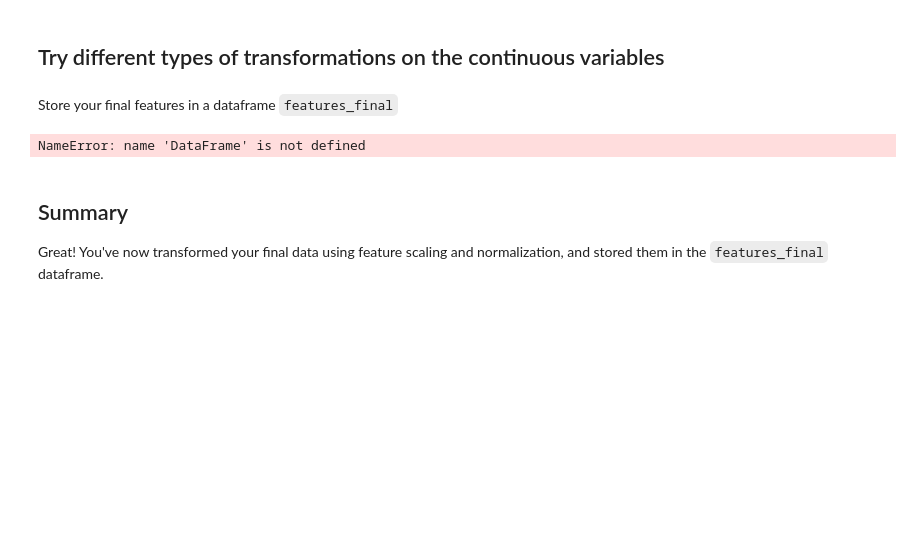
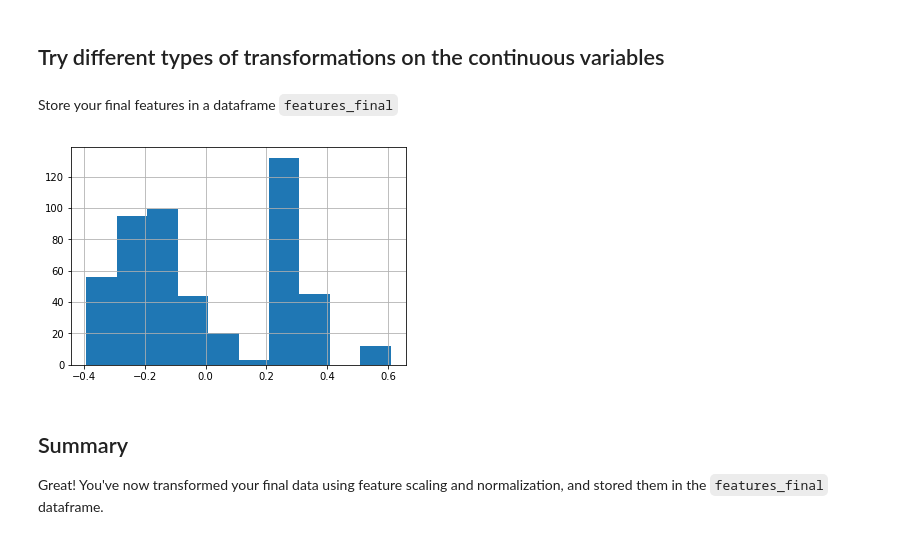
Before and after one commit to max-miller/dsc-feature-scaling-and-normalization-lab-nyc-ds-career-042219, a Jupyter notebook: index.ipynb, the cells around one changed output. Drawn from its saved outputs; the diff is of its cells as text; code cells hidden in the pictures; blank space fills up the shorter version.

```diff
--- a/index.ipynb
+++ b/index.ipynb
@@ -69,20 +69,20 @@ Store your final features in a dataframe `features_final`
 # %%
 import numpy as np
 #boston_features['AGE'] = np.log(boston_features['AGE'])
 #boston_features['AGE'].hist()
 INDUS_norm = boston_features['INDUS']
 log_INDUS = np.log(INDUS_norm)
 INDUS_norm = (INDUS_norm - INDUS_norm.mean())/(INDUS_norm.max()-INDUS_norm.min())
 logscaled_INDUS = (log_INDUS - np.mean(log_INDUS))/np.sqrt(np.var(log_INDUS))
 INDUS_norm.hist()
 #log_INDUS.hist()
 #logscaled_INDUS.hist()
 
-features_final = DataFrame()
+features_final = pd.DataFrame()
 features_final['Indus'] = INDUS_norm
 #features_final[]
 # %% [output]
-NameError: name 'DataFrame' is not defined
+[figure, added]
 # %% [markdown]
 ## Summary
 Great! You've now transformed your final data using feature scaling and normalization, and stored them in the `features_final` dataframe.
```
